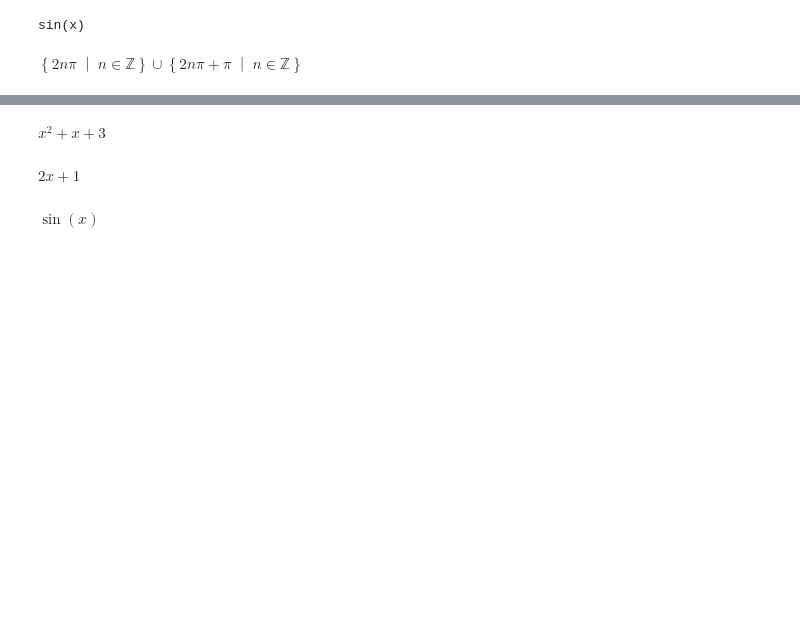
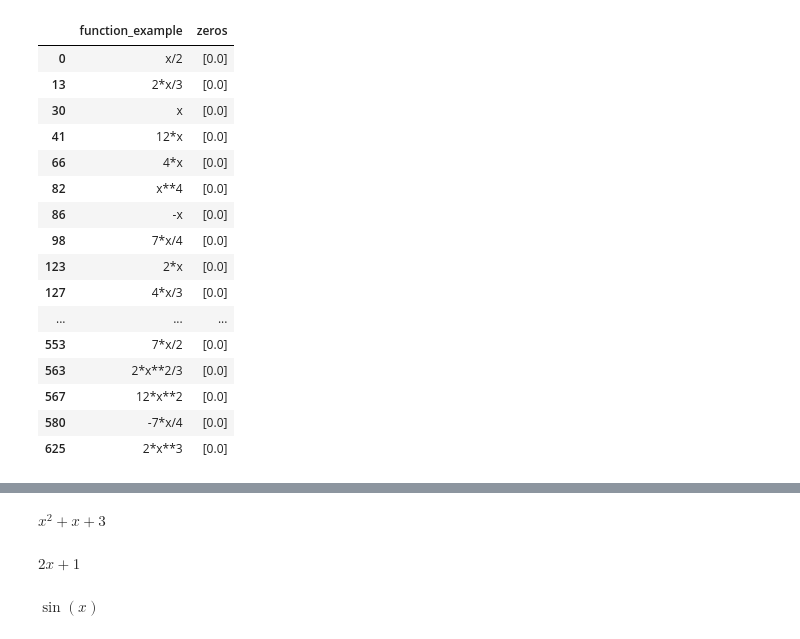
Before and after one commit to georgdonner/ma-notebooks, a Jupyter notebook: Pyrope-Test.ipynb, the cells around one changed output, grey strips where cells are left out. Cells and saved outputs as stored; diff of their text form; code cells hidden in the pictures; blank space fills up the shorter version.

```diff
--- a/Pyrope-Test.ipynb
+++ b/Pyrope-Test.ipynb
@@ -6,12 +6,25 @@ from sympy import pi, latex
 # %%
 dataset = Dataset()
-# %%
-s = Steckbrief('sin(x)')
-print(s.function)
-s.zeros_exact
-# %% [output]
-sin(x)
-$\displaystyle \left\{2 n \pi\; \middle|\; n \in \mathbb{Z}\right\} \cup \left\{2 n \pi + \pi\; \middle|\; n \in \mathbb{Z}\right\}$
+# %%
+dataset.is_polynomial().zeros_count(1).has_zero(0).df[['function_example', 'zeros']]
+# %% [output]
+|  | function_example | zeros |
+| 0 | x/2 | [0.0] |
+| 13 | 2*x/3 | [0.0] |
+| 30 | x | [0.0] |
+| 41 | 12*x | [0.0] |
+| 66 | 4*x | [0.0] |
+| 82 | x**4 | [0.0] |
+| 86 | -x | [0.0] |
+| 98 | 7*x/4 | [0.0] |
+| 123 | 2*x | [0.0] |
+| 127 | 4*x/3 | [0.0] |
+| ... | ... | ... |
+| 553 | 7*x/2 | [0.0] |
+| 563 | 2*x**2/3 | [0.0] |
+| 567 | 12*x**2 | [0.0] |
+| 580 | -7*x/4 | [0.0] |
+| 625 | 2*x**3 | [0.0] |
 # %%
 class DerivativeExercise(Exercise):
     def parameters(self, steckbrief=None):
```
Also changed, not shown: parts of 7 cells of this notebook, 4 other files.
